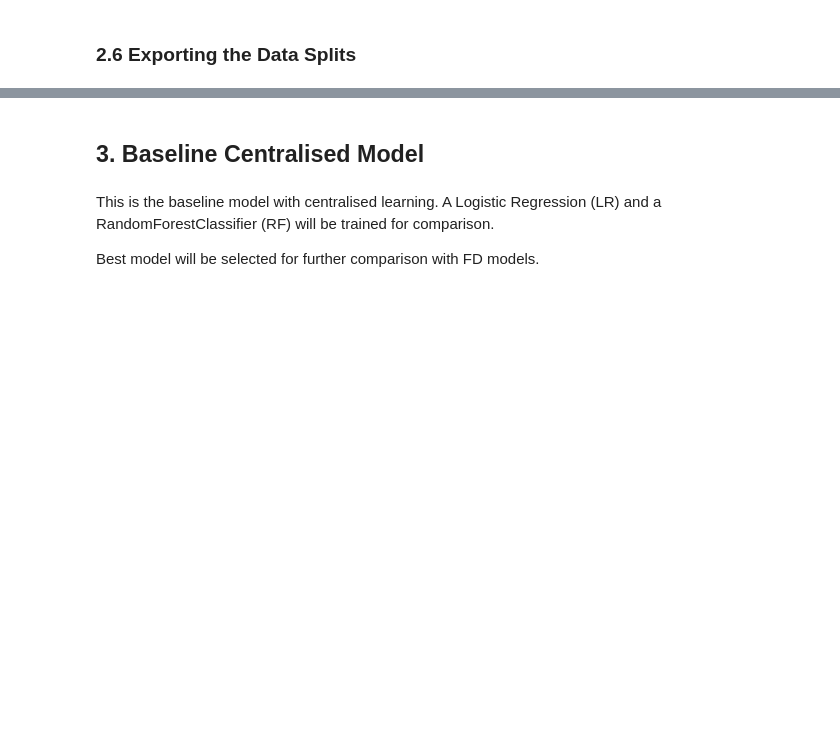
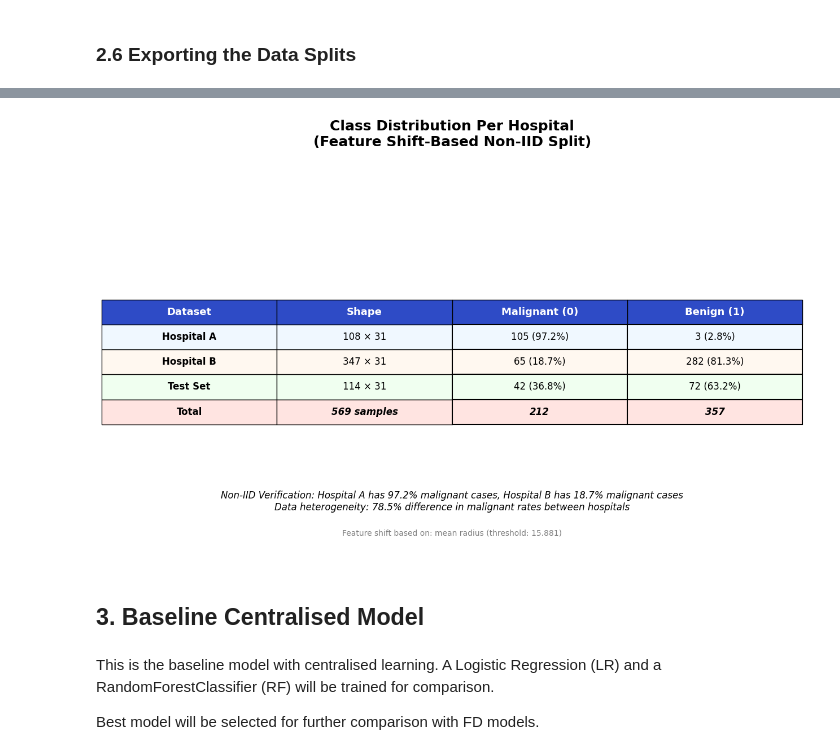
Before and after one commit to starbachi/Breast-Cancer-Wisconsin, a Jupyter notebook: notebooks/assignment4_federated_dp.ipynb, the cells around one changed output, grey strips where cells are left out. Saved outputs shown, nothing was run; the diff lists cells and outputs as text; code cells hidden in the pictures; blank space fills up the shorter version.

```diff
--- a/notebooks/assignment4_federated_dp.ipynb
+++ b/notebooks/assignment4_federated_dp.ipynb
@@ -550,10 +524,7 @@ hospital_a.to_csv(hospital_a_path, index=False)
 hospital_b.to_csv(hospital_b_path, index=False)
 test_df.to_csv(test_path, index=False)
 # %%
-# Create export summary table
-print("CLASS DISTRIBUTION PER HOSPITAL\n")
-
-# Calculate class distributions
+# Class distributions
 hospital_a_malignant = len(hospital_a[hospital_a['target']==0])
 hospital_a_benign = len(hospital_a[hospital_a['target']==1])
 hospital_a_total = hospital_a.shape[0]
@@ -566,15 +537,9 @@ test_malignant = len(test_df[test_df['target']==0])
 test_benign = len(test_df[test_df['target']==1])
 test_total = test_df.shape[0]
 
-# Create summary table
+# Summary table
 export_summary = {
     'Dataset': ['Hospital A', 'Hospital B', 'Test Set', 'Total'],
-    'File Path': [
-        hospital_a_path.split('/')[-1],
-        hospital_b_path.split('/')[-1],
-        test_path.split('/')[-1],
-        '---'
-    ],
     'Shape': [
         f"{hospital_a.shape[0]} × {hospital_a.shape[1]}",
         f"{hospital_b.shape[0]} × {hospital_b.shape[1]}",
@@ -596,12 +561,71 @@ export_summary = {
 }
 
 export_df = pd.DataFrame(export_summary)
-print(export_df.to_string(index=False))
 
 # Non-IID verification
 malignant_rate_a = hospital_a_malignant/hospital_a_total*100
 malignant_rate_b = hospital_b_malignant/hospital_b_total*100
-print(f"\nMalignant Rates:")
-print(f"Malignant Rate (Hospital A): {malignant_rate_a:.1f}%")
-print(f"Malignant Rate (Hospital B): {malignant_rate_b:.1f}%")
+
+# -------------------------------- TABLE PLOT -------------------------------- #
+fig, ax = plt.subplots(figsize=(14, 8))
+ax.axis('tight')
+ax.axis('off')
+
+table = ax.table(cellText=export_df.values,     #type: ignore
+                colLabels=export_df.columns,    #type: ignore
+                cellLoc='center',
+                loc='center')
+
+# Style the table
+table.auto_set_font_size(False)
+table.set_fontsize(12)
+table.scale(1.5, 2.4)
+
+# Header styling
+header_color = '#2E4BC6'
+for i in range(len(export_df.columns)):
+    table[(0, i)].set_facecolor(header_color)
+    table[(0, i)].set_text_props(weight='bold', color='white', fontsize=13)
+
+# Row styling, alternating colors and highlighting
+row_colors = ['#F0F8FF', '#FFF8F0', '#F0FFF0', '#FFE4E1']
+
+for i in range(1, len(export_df) + 1):
+    # Name column
+    table[(i, 0)].set_facecolor(row_colors[i-1])
+    table[(i, 0)].set_text_props(weight='bold')
+
+    # Other columns
+    for j in range(1, len(export_df.columns)):
+        table[(i, j)].set_facecolor(row_colors[i-1])
+
+        # Highlight the total row differently
+        if i == 4:
+            table[(i, j)].set_text_props(weight='bold', style='italic')
+
+        # Malignant and Benign columns border styling
+        if j in [2, 3]:  # Malignant and Benign columns
+            table[(i, j)].set_edgecolor('black')
+            table[(i, j)].set_linewidth(1.5)
+
+# Title and subtitle
+plt.title('Class Distribution Per Hospital\n(Feature Shift-Based Non-IID Split)',
+          fontsize=18, fontweight='bold', pad=30)
+
+# Subtitle
+subtitle = f"""Non-IID Verification: Hospital A has {malignant_rate_a:.1f}% malignant cases, Hospital B has {malignant_rate_b:.1f}% malignant cases
+Data heterogeneity: {abs(malignant_rate_a - malignant_rate_b):.1f}% difference in malignant rates between hospitals"""
+
+plt.figtext(0.5, 0.12, subtitle, ha='center', fontsize=12, style='italic', wrap=True)
+
+# Feature shift note
+plt.figtext(0.5, 0.06, f'Feature shift based on: {config["values"]["FEATURE_SHIFT"]} (threshold: {threshold:.3f})',
+            ha='center', fontsize=10, color='gray')
+
+plt.tight_layout()
+
+# Save the plot
+save_plot(fig, config['plots']['non_iid_split']['class_distribution_per_hospital'])
+
+plt.show()
 # %% [output]
@@ -619,3 +632,4 @@ Malignant Rate (Hospital B): 16.6%
+[figure, added]
 # %% [markdown]
 ## 3. Baseline Centralised Model
 # %% [markdown]
```
Also changed, not shown: parts of 29 cells of this notebook.
